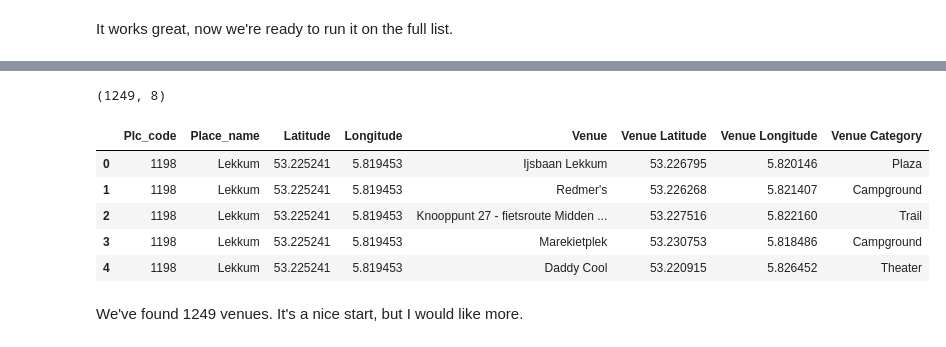
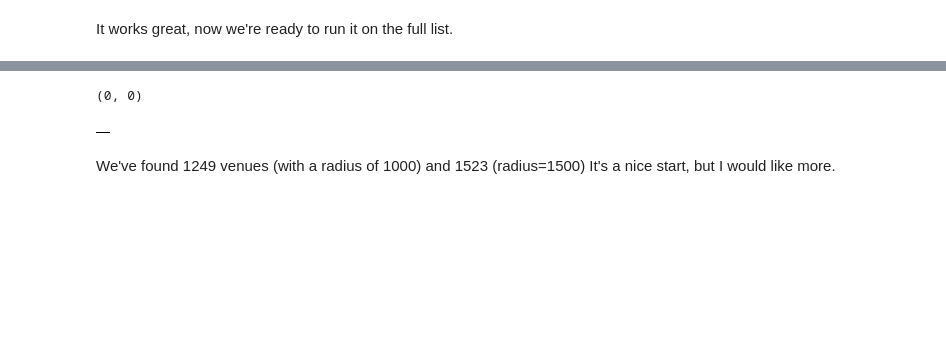
Before and after one commit to LauLau85/Coursera_Capstone, a Jupyter notebook: A Comparison of Rural Towns in the Netherlands.ipynb, the cells around one changed output, grey strips where cells are left out. Cells and saved outputs as stored; diff of their text form; code cells hidden in the pictures; blank space fills up the shorter version.

```diff
--- a/A Comparison of Rural Towns in the Netherlands.ipynb
+++ b/A Comparison of Rural Towns in the Netherlands.ipynb
@@ -2475,2 +2466,7 @@ SRT_df.head()
 # %%
 SRT_df.to_sql('SRT_Data+Scores', engine) #Store backup on DB2
+# %%
+#Reload SRT Score Table
+query = 'SELECT "Plc_code", "Place_name", "Municipality", "Province", " 1998", " 2020", "Growth_1998-2020", "Avg_Income (x1000)", "Relative_Income (x1000)", "Growth_normalized", "Relative_Income_normalized", "Performance_Score", "Latitude", "Longitude", "Population_size", "Area_size (ha)", "Population_density (ppl/ha)", "Distance Big Town", "Nearest Big Town", "Nearest Big Town code", "Distance City", "Nearest City", "Nearest City code" FROM "VSR62892"."SRT_Data+Scores";'
+SRT_df = pd.read_sql_query(query, engine)
+SRT_df.head()
@@ -2545,12 +2601,17 @@ Lekkum_venues
 # %%
-#Try with a different sample:
-i=2
-plc_cd = [SRT_df.iloc[i,0]]
+#Try finding Venues with a different sample:
+i=4
+plc_cd = [int(SRT_df.iloc[i,0])]
 plc_nam = [SRT_df.iloc[i,1]]
 lati = [SRT_df.iloc[i,12]]
 longi = [SRT_df.iloc[i,13]]
-print(plc_cd, ' ', plc_nam, ' ', lati,' ',longi)
-Finsterwolde_venues=getNearbyVenues(plc_cd,plc_nam,lati,longi,1000)
-print(Finsterwolde_venues.shape)
-Finsterwolde_venues
+j=6
+cat_nam = Categories_df.iloc[j,0]
+cat_id = Categories_df.iloc[j,1]
+cat_radi = int(Categories_df.iloc[j,2])
+
+print(plc_cd, ' ', plc_nam, ' ', lati,' ',longi,' ',cat_nam,' ',cat_id,' ',cat_radi)
+Bad_venues=getNearbyVenues(plc_cd, plc_nam, lati, longi, cat_nam, cat_id, cat_radi)
+print(Bad_venues.shape)
+Bad_venues
 # %% [output]
@@ -2565,12 +2621,17 @@ Finsterwolde_venues
 # %% [markdown]
 It works great, now we're ready to run it on the full list.
 # %%
-#Get lists for NearbyVenues
+#Get lists from SRT_df
 plc_cd = SRT_df['Plc_code']
 plc_nam = SRT_df['Place_name']
 lati = SRT_df['Latitude']
 longi = SRT_df['Longitude']
 
-#Call getNearbyVenues
-SRT_venues=getNearbyVenues(plc_cd,plc_nam,lati,longi,1000)
+empty_lst=[]
+SRT_Facilities_df=pd.DataFrame(empty_lst)
+
+for cat_nam, cat_id, cat_radi in zip(FacilityID_df['Facility'],FacilityID_df['Category_ID'],FacilityID_df['Radius [m]']):
+    #Call getNearbyVenues
+    Facilities_df=getNearbyVenues(plc_cd, plc_nam, lati, longi, cat_nam, cat_id, cat_radi)
+    SRT_Facilities_df = SRT_Facilities_df.append(Facilities_df)
 # %% [output]
@@ -2594,13 +2640,8 @@ SRT_venues=getNearbyVenues(plc_cd,plc_nam,lati,longi,1000)
 # %%
-print(SRT_venues.shape)
-SRT_venues.head()
+print(SRT_Facilities_df.shape)
+SRT_Facilities_df.head()
 # %% [output]
-(1249, 8)
+(0, 0)
-|  | Plc_code | Place_name | Latitude | Longitude | Venue | Venue Latitude | Venue Longitude | Venue Category |
-| 0 | 1198 | Lekkum | 53.225241 | 5.819453 | Ijsbaan Lekkum | 53.226795 | 5.820146 | Plaza |
-| 1 | 1198 | Lekkum | 53.225241 | 5.819453 | Redmer's | 53.226268 | 5.821407 | Campground |
-| 2 | 1198 | Lekkum | 53.225241 | 5.819453 | Knooppunt 27 - fietsroute Midden ... | 53.227516 | 5.822160 | Trail |
-| 3 | 1198 | Lekkum | 53.225241 | 5.819453 | Marekietplek | 53.230753 | 5.818486 | Campground |
-| 4 | 1198 | Lekkum | 53.225241 | 5.819453 | Daddy Cool | 53.220915 | 5.826452 | Theater |
+|  |
 # %% [markdown]
-We've found 1249 venues. It's a nice start, but I would like more.
+We've found 1249 venues (with a radius of 1000) and 1523 (radius=1500) It's a nice start, but I would like more.
```
Also changed, not shown: parts of 19 cells of this notebook.
